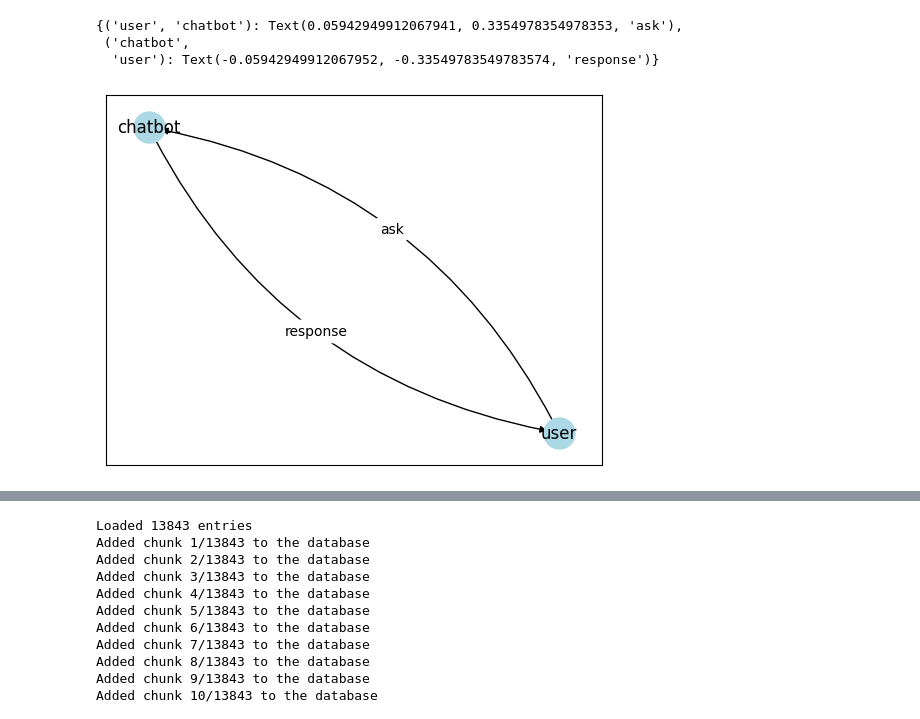
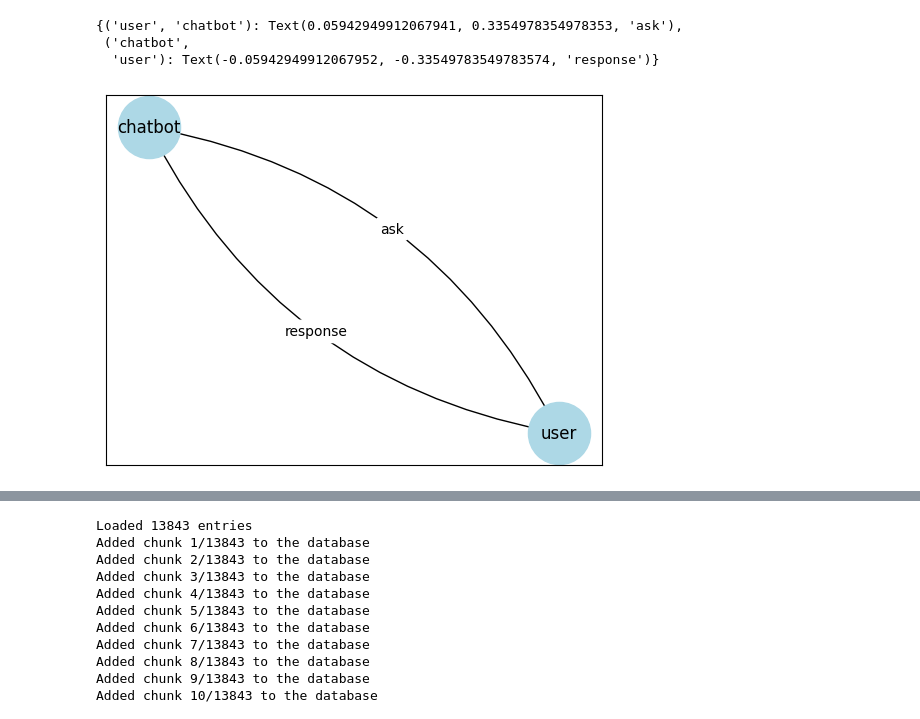
Before and after one commit to TimothyLe/sp-agent, a Jupyter notebook: sp-agent.ipynb, the cells around one changed output, grey strips where cells are left out. Drawn from its saved outputs; the diff is of its cells as text; code cells hidden in the pictures.

Commit message:
refactor networkx graph

```diff
--- a/sp-agent.ipynb
+++ b/sp-agent.ipynb
@@ -187,28 +14,32 @@ def my_draw_networkx_edge_labels(
 # %%
+import networkx as nx
+import matplotlib.pyplot as plt
+import my_networkx as mnx
+
 # Chatbot without RAG
 G = nx.DiGraph()
 edge_list = [('user','chatbot',{'w': 'ask'}),
              ('chatbot','user',{'w': 'response'})]
 G.add_edges_from(edge_list)
 pos = nx.spring_layout(G, seed=5)
 fig, ax = plt.subplots()
-nx.draw_networkx_nodes(G, pos, ax=ax, node_color='lightblue',node_size=500)
+nx.draw_networkx_nodes(G, pos, ax=ax, node_color='lightblue',node_size=2000)
 nx.draw_networkx_labels(G, pos, ax=ax)
 curved_edges = [edge for edge in G.edges() if reversed(edge) in G.edges()]
 arc_rad = 0.25
 nx.draw_networkx_edges(G, pos, ax=ax, edgelist=curved_edges,
                        connectionstyle=f'arc3, rad = {arc_rad}')
 
 edge_weights = nx.get_edge_attributes(G, 'w')
 curved_edge_labels = {edge: edge_weights[edge] for edge in curved_edges}
-my_draw_networkx_edge_labels(G, pos, ax=ax,
+mnx.my_draw_networkx_edge_labels(G, pos, ax=ax,
                              edge_labels=curved_edge_labels, rotate=False,
                              rad=arc_rad)
 
 # Summary: chatbot can respond to common questions but not with the latest or domain-specific knowledge
 # Ex: What's my mother's name?
 # %% [output]
 {('user', 'chatbot'): Text(0.05942949912067941, 0.3354978354978353, 'ask'),
  ('chatbot',
   'user'): Text(-0.05942949912067952, -0.33549783549783574, 'response')}
-[figure, old version]
+[figure, new version]
```
Also changed, not shown: parts of 4 cells of this notebook, 2 other files.
